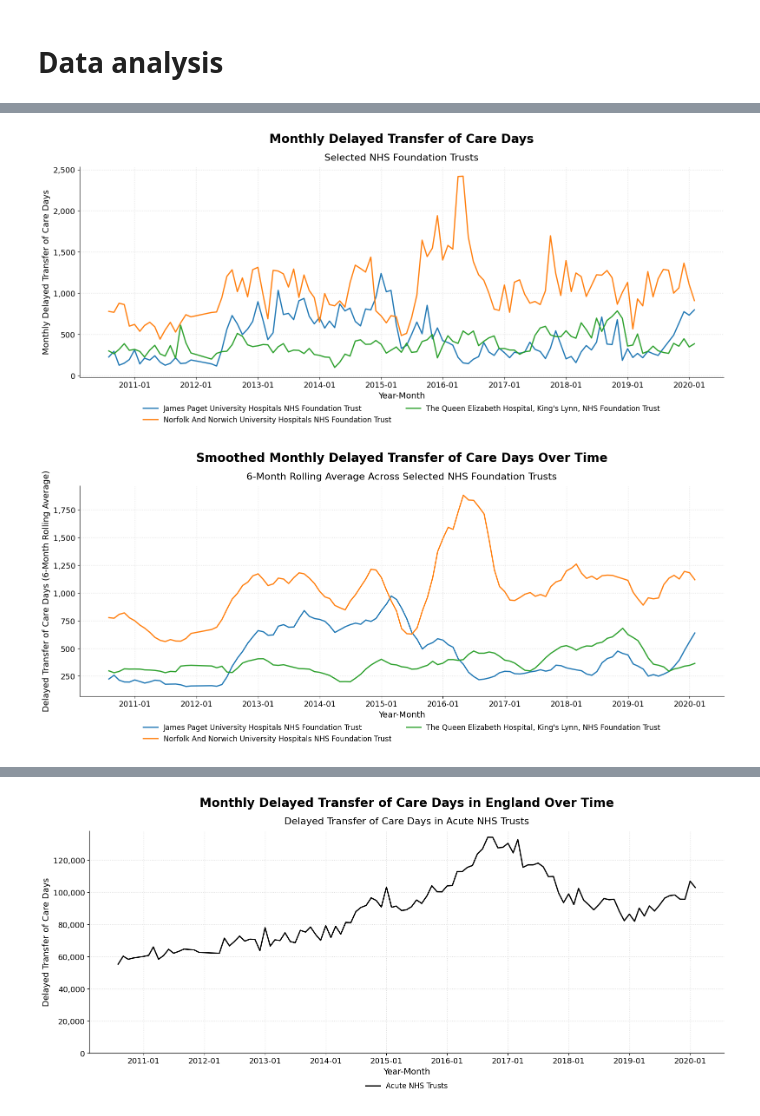
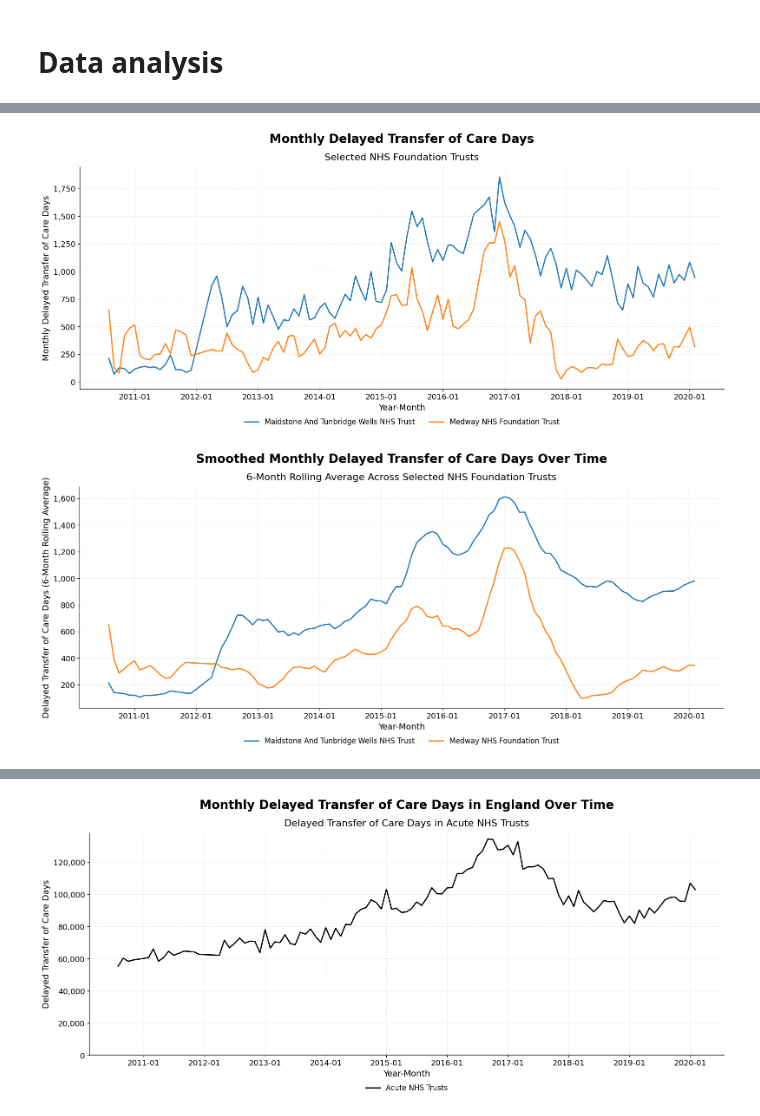
Before and after one commit to pereirajose3/nhs-kent-medway-delay-transfer-of-care-analysis, a Jupyter notebook: delayed_transfers_of_care_analysis.ipynb, the cells around one changed output, grey strips where cells are left out. Drawn from its saved outputs; the diff is of its cells as text; code cells hidden in the pictures.

```diff
--- a/delayed_transfers_of_care_analysis.ipynb
+++ b/delayed_transfers_of_care_analysis.ipynb
@@ -1,10 +1,10 @@
 # %%
 import os
 
-plot_save_path="C:\\Users\\e410675\\OneDrive - London South Bank University\\Desktop\\Plots"
+#plot_save_path="C:\\Users\\e410675\\OneDrive - London South Bank University\\Desktop\\Plots"
 
 
-#plot_save_path="C:\\Users\\Jose Luis\\Desktop"
+plot_save_path="C:\\Users\\Jose Luis\\Desktop"
 # %%
 import pandas as pd
 
@@ -226,9 +400,8 @@ import os
 
 # === Parameters ===
 target_organisations = [
-    "James Paget University Hospitals NHS Foundation Trust",
-    "Norfolk And Norwich University Hospitals NHS Foundation Trust",
-    "The Queen Elizabeth Hospital, King's Lynn, NHS Foundation Trust"
+    "Maidstone And Tunbridge Wells NHS Trust",
+    "Medway NHS Foundation Trust"
 ]
 
 # === Filter and prepare data ===
@@ -272,35 +445,35 @@ ax.set_title(
 )
 ax.text(
     0.5, 1.03,
     "Selected NHS Foundation Trusts",
     fontsize=16,
     ha='center',
     transform=ax.transAxes
 )
 
 # === Style ===
 ax.grid(True, linestyle=':', linewidth=1, color='lightgrey', alpha=0.8)
 ax.spines['top'].set_visible(False)
 ax.spines['right'].set_visible(False)
 
 # === Legend ===
 plt.legend(
     fontsize=12,
     loc='upper center',
     bbox_to_anchor=(0.5, -0.1),
     ncol=2,
     frameon=False
 )
 
 # === Final Layout ===
 plt.tight_layout(rect=[0, 0.1, 1, 1])
 
 # === Save & Show ===
 # Uncomment to save
-plt.savefig(os.path.join(plot_save_path, "delayed_transfer_of_care_days_total.png"), bbox_inches='tight', dpi=300)
+plt.savefig(os.path.join(plot_save_path, "delayed_transfer_of_care_days_total_a.png"), bbox_inches='tight', dpi=300)
 plt.show()
 # %% [output]
-[figure, old version]
+[figure, new version]
 # %%
 import matplotlib.pyplot as plt
 import matplotlib.ticker as ticker
@@ -311,9 +484,8 @@ import os
 
 # === Parameters ===
 target_organisations = [
-    "James Paget University Hospitals NHS Foundation Trust",
-    "Norfolk And Norwich University Hospitals NHS Foundation Trust",
-    "The Queen Elizabeth Hospital, King's Lynn, NHS Foundation Trust"
+    "Maidstone And Tunbridge Wells NHS Trust",
+    "Medway NHS Foundation Trust"
 ]
 
 # === Filter and prepare data ===
@@ -387,7 +559,7 @@ plt.legend(
 plt.tight_layout(rect=[0, 0.1, 1, 1])
 
 # === Save & Show ===
-plt.savefig(os.path.join(plot_save_path, "delayed_transfer_of_care_days_total_smoothed_6m.png"), bbox_inches='tight', dpi=300)
+plt.savefig(os.path.join(plot_save_path, "delayed_transfer_of_care_daysx_total_smoothed_6m.png"), bbox_inches='tight', dpi=300)
 plt.show()
 # %% [output]
-[figure, old version]
+[figure, new version]
```
Also changed, not shown: parts of 9 cells of this notebook.
